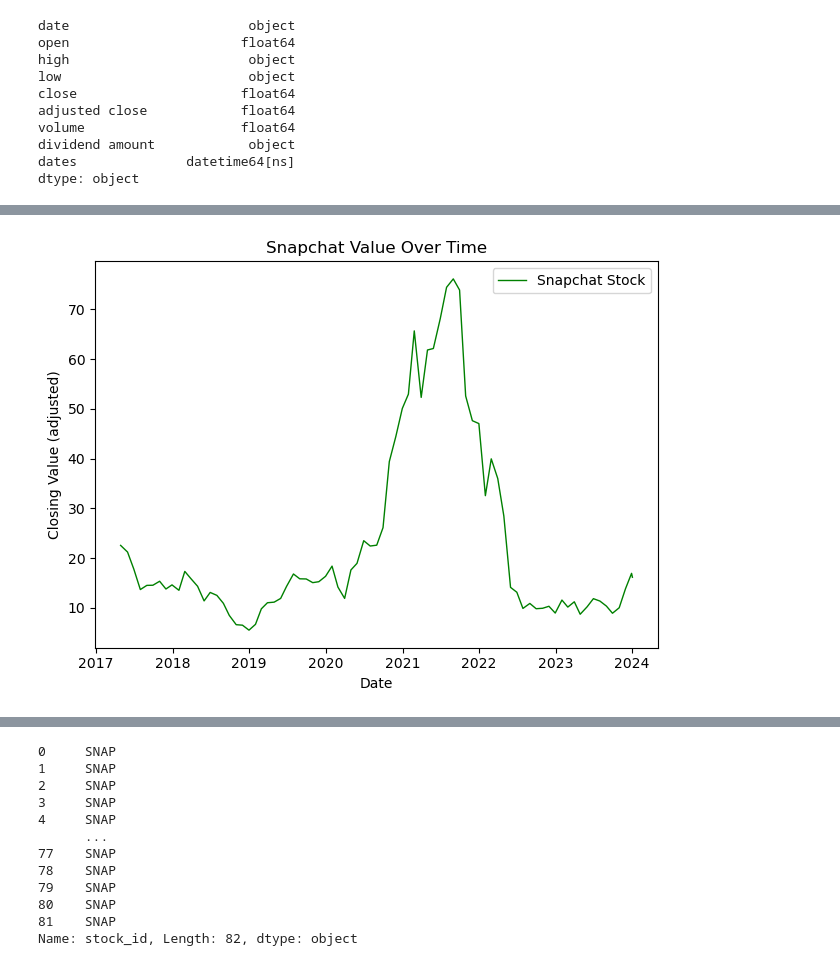
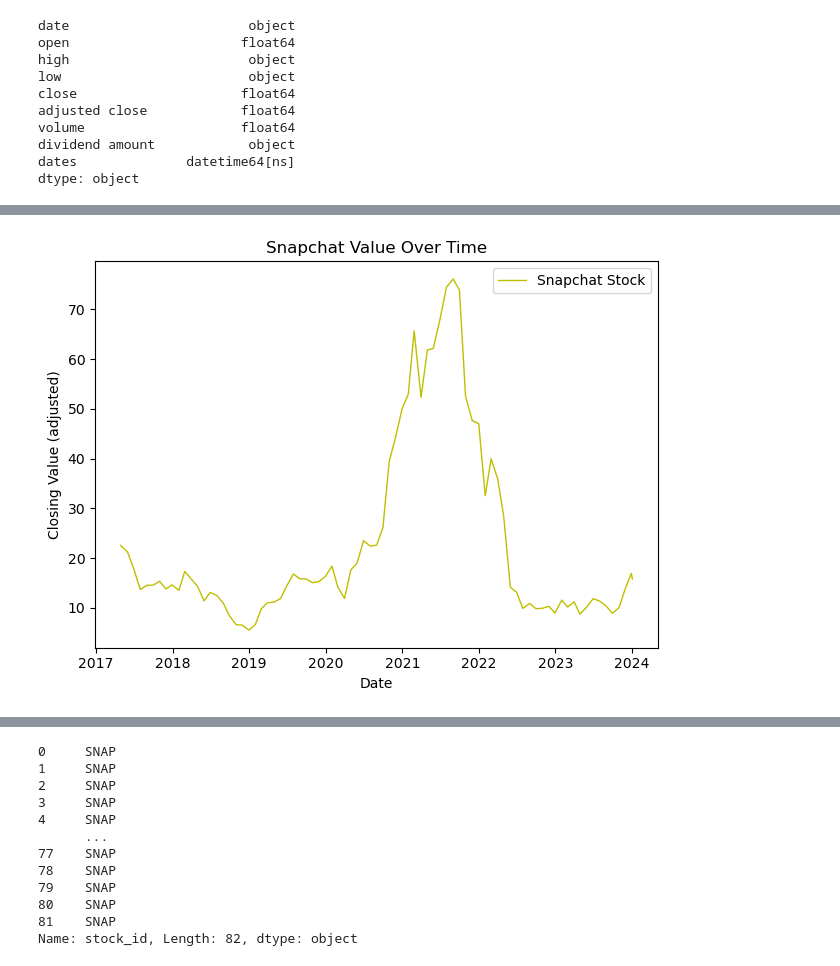
Before and after one commit to emmarush24/Data-Project-3, a Jupyter notebook: Data-Project-3.ipynb, the cells around one changed output, grey strips where cells are left out. Drawn from its saved outputs; the diff is of its cells as text; code cells hidden in the pictures.

```diff
--- a/Data-Project-3.ipynb
+++ b/Data-Project-3.ipynb
@@ -400,6 +399,6 @@ dividend amount            object
 dates              datetime64[ns]
 dtype: object
 # %%
-snap = snap.loc[snap["dates"] > "2017-01-01"]
+snap = snap.loc[snap["dates"] > "2014-01-01"]
 snap["dates"]
 # %% [output]
@@ -516,17 +599,17 @@ plt.show()
 # %%
 fig, ax1 = plt.subplots()
 
 x_axis = snap['dates']
 y_axis = snap["adjusted close"]
 
-SnapChange, = plt.plot(x_axis, y_axis, linewidth=1, color='g', label="Snapchat Stock")
+SnapChange, = plt.plot(x_axis, y_axis, linewidth=1, color='y', label="Snapchat Stock")
 plt.title("Snapchat Value Over Time")
 plt.xlabel("Date")
 plt.ylabel("Closing Value (adjusted)")
 
 plt.legend(handles=[SnapChange], loc="upper right")
 
 fig.tight_layout()
 plt.show()
 # %% [output]
-[figure, old version]
+[figure, new version]
```
Also changed, not shown: parts of 46 cells of this notebook, 1 other file.
